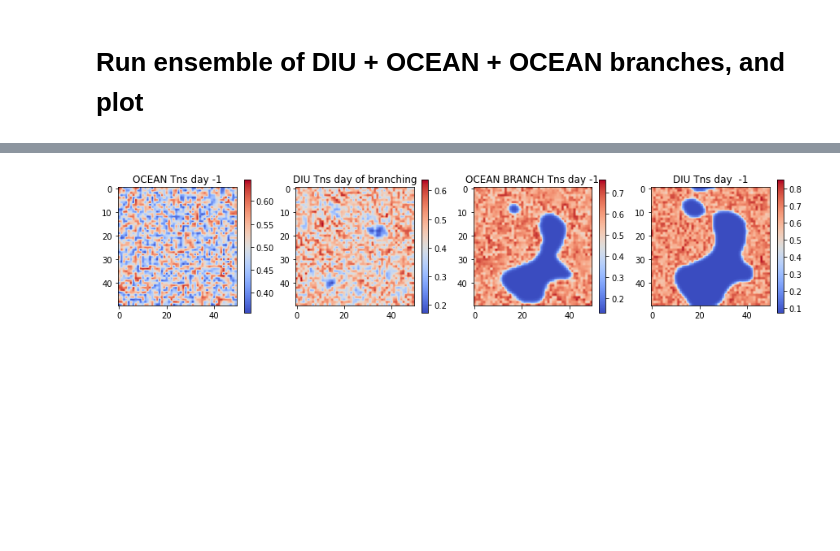
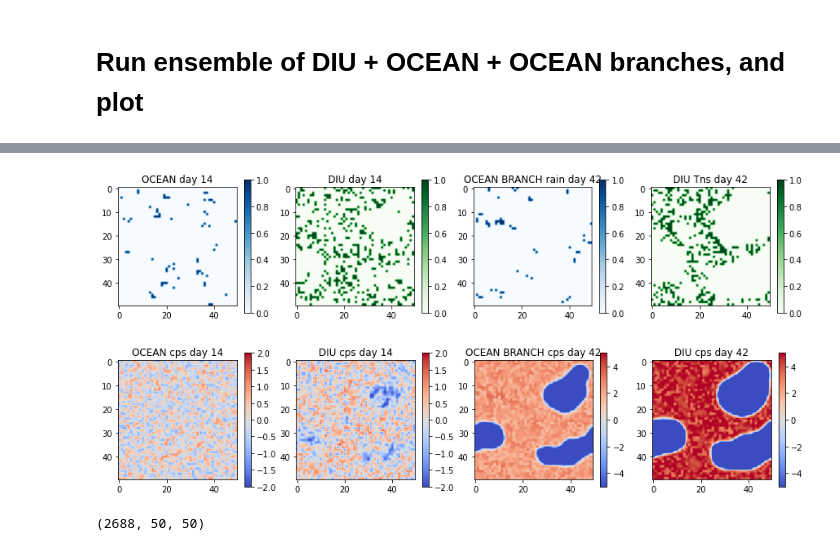
Before and after one commit to irenelivia/gameofcloud, a Jupyter notebook: GameOfCloud_Jul23.ipynb, the cells around one changed output, grey strips where cells are left out. Drawn from its saved outputs; the diff is of its cells as text; code cells hidden in the pictures; blank space fills up the shorter version.

```diff
--- a/GameOfCloud_Jul23.ipynb
+++ b/GameOfCloud_Jul23.ipynb
@@ -30,6 +30,7 @@ def update(last_x, last_Tns, last_counter, step, N_steps_day, DIU, cp_cooling):
         x (np.array): updated state of the rain field
         Tns (np.array): updated state of the near surface temperature
     """
+    parameters(N_steps_day)
 
     new_counter            = last_counter
     new_counter            = np.where(np.logical_and(last_x==1,last_counter==lifetime_rain),-1,new_counter)
@@ -203,7 +202,7 @@ def parameters(N_steps_day):
 # %%
 nsteps_day=48
 # %%
-ndays = 21
+ndays = 42
 
 x, Tns, counter,trop_temp_saved = modellino(N_steps_day=nsteps_day, tot_steps=nsteps_day*ndays, DIU=True,
                                             persistence='yes', branching=False, Tns_branch=False)
@@ -299,11 +307,11 @@ avg activity 0.026579761904761905
 # Run OCEAN and plot
 # %%
 %matplotlib inline
-ndays_ocean = 21
+ndays_ocean = 35
 
 x_ocean, Tns_ocean, counter_ocean, trop_temp_saved_ocean = modellino(
     N_steps_day = nsteps_day, tot_steps = nsteps_day*ndays_ocean, DIU=False,
-    persistence='yes', branching=True, Tns_branch=Tns[14*])
+    persistence='yes', branching=False, Tns_branch=False)
 
 # set branching=True and Tns_branch=Tns[-1] to branch from last step of DIU
 # %%
@@ -504,24 +570,64 @@ plot_branches_all_spread(diu_var[::-1], diu_var_std[::-1], ocean_var[::-1], ocea
 # %%
 fig = plt.figure(figsize=(15,3))
 vmin=0.5
 vmax=0.55
-daybranch=7
+
 ax1 = plt.subplot(141)
-ax1.set_title('OCEAN Tns day -1')
+ax1.set_title('OCEAN day 14')
 ax2 = plt.subplot(142)
-ax2.set_title('DIU Tns day of branching')
+ax2.set_title('DIU day 14')
 ax3 = plt.subplot(143)
-ax3.set_title('OCEAN BRANCH Tns day -1')
+ax3.set_title('OCEAN BRANCH rain day 42')
 ax4 = plt.subplot(144)
-ax4.set_title('DIU Tns day  -1')
-im1 = ax1.imshow(Tns_ocean[-1], cmap='coolwarm')
-im2 = ax2.imshow(Tns[daybranch*48], cmap='coolwarm')
-im3 = ax3.imshow(Tns_oceanBRANCH[-1],cmap='coolwarm')
-im4 = ax4.imshow(Tns[-1],cmap='coolwarm')
+ax4.set_title('DIU Tns day 42')
+#im1 = ax1.imshow(np.mean(x_ocean[14*48:15*48], axis=0), cmap='Blues')
+im1 = ax1.imshow(x_ocean[7*48+30], cmap='Blues')
+#im2 = ax2.imshow(np.mean(x[14*48:15*48], axis=0), cmap='Greens')
+im2 = ax2.imshow(x[7*48+28], cmap='Greens')
+#im3 = ax3.imshow(np.mean(x_oceanBRANCH2[7*48:8*48], axis=0),cmap='Blues')
+im3 = ax3.imshow(x_oceanBRANCH2[7*48+30],cmap='Blues')
+im4 = ax4.imshow(x[42*48+30], cmap='Greens')
 fig.colorbar(im1, ax=ax1, orientation='vertical')
 fig.colorbar(im2, ax=ax2, orientation='vertical')
 fig.colorbar(im3, ax=ax3, orientation='vertical')
 fig.colorbar(im4, ax=ax4, orientation='vertical')
 plt.show()
+
+
+
+cps = Tns[:] - np.mean(Tns,axis=(1,2))[:,None,None]
+cps_ocean = Tns_ocean[:] - np.mean(Tns_ocean,axis=(1,2))[:,None,None]
+cps_oceanBRANCH2 = Tns_oceanBRANCH2[:] - np.mean(Tns_oceanBRANCH2,axis=(1,2))[:,None,None]
+
+fig = plt.figure(figsize=(15,3))
+vmin=0.5
+vmax=0.55
+
+ax1 = plt.subplot(141)
+ax1.set_title('OCEAN cps day 14')
+ax2 = plt.subplot(142)
+ax2.set_title('DIU cps day 14')
+ax3 = plt.subplot(143)
+ax3.set_title('OCEAN BRANCH cps day 42')
+ax4 = plt.subplot(144)
+ax4.set_title('DIU cps day 42')
+#im1 = ax1.imshow((np.mean(cps_ocean[14*48:15*48], axis=0)), cmap='coolwarm')
+#im2 = ax2.imshow((np.mean(cps[14*48:15*48], axis=0)), cmap='coolwarm')
+#im3 = ax3.imshow((np.mean(cps_oceanBRANCH2[7*48:8*48], axis=0)),cmap='coolwarm')
+#im4 = ax4.imshow((np.mean(cps[42*48:43*48], axis=0)), cmap='coolwarm')
+im1 = ax1.imshow(20*cps_ocean[7*48+30], cmap='coolwarm', vmin=-2, vmax=2)
+im2 = ax2.imshow(20*cps[7*48+30], cmap='coolwarm',vmin=-2, vmax=2)
+im3 = ax3.imshow(20*cps_oceanBRANCH2[7*48+30],cmap='coolwarm',vmin=-5, vmax=5)
+im4 = ax4.imshow(20*cps[42*48+30], cmap='coolwarm',vmin=-5, vmax=5)
+fig.colorbar(im1, ax=ax1, orientation='vertical')
+fig.colorbar(im2, ax=ax2, orientation='vertical')
+fig.colorbar(im3, ax=ax3, orientation='vertical')
+fig.colorbar(im4, ax=ax4, orientation='vertical')
+plt.show()
 # %% [output]
-[figure, old version]
+[figure, new version]
+[figure, added]
+# %%
+np.shape(np.ones(np.shape(Tns)))
+# %% [output]
+(2688, 50, 50)
```
Also changed, not shown: parts of 6 cells of this notebook.
